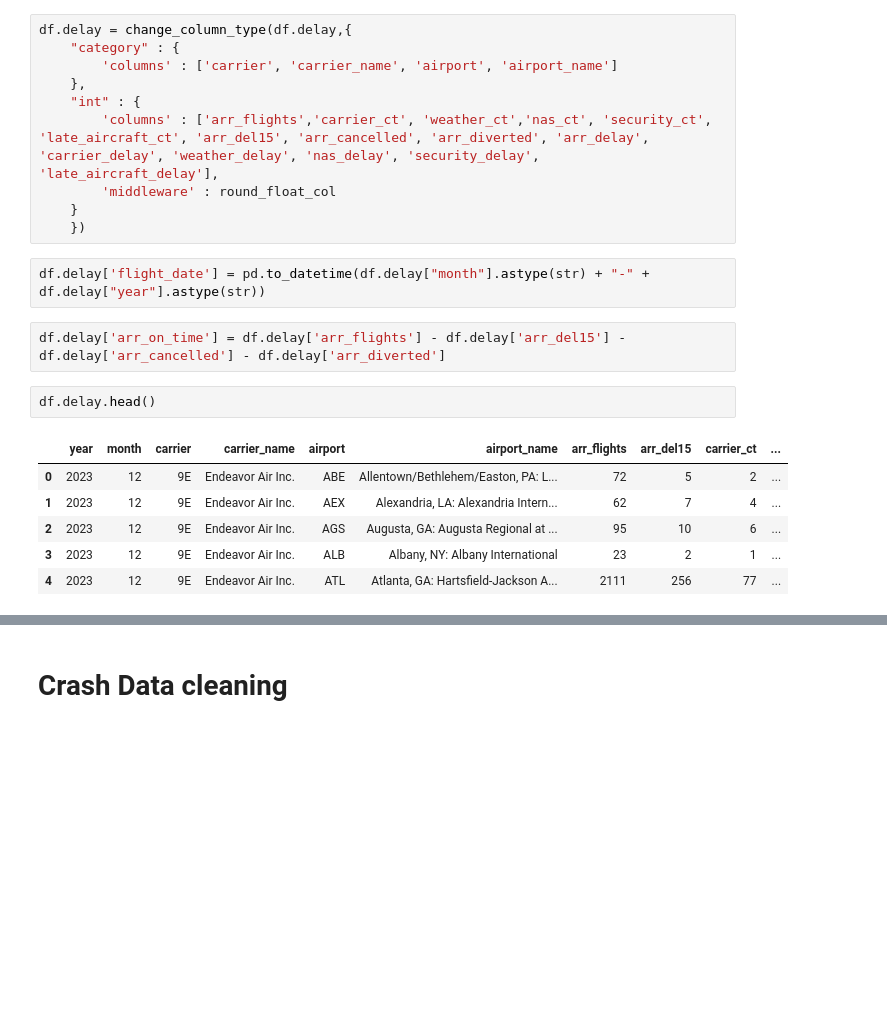
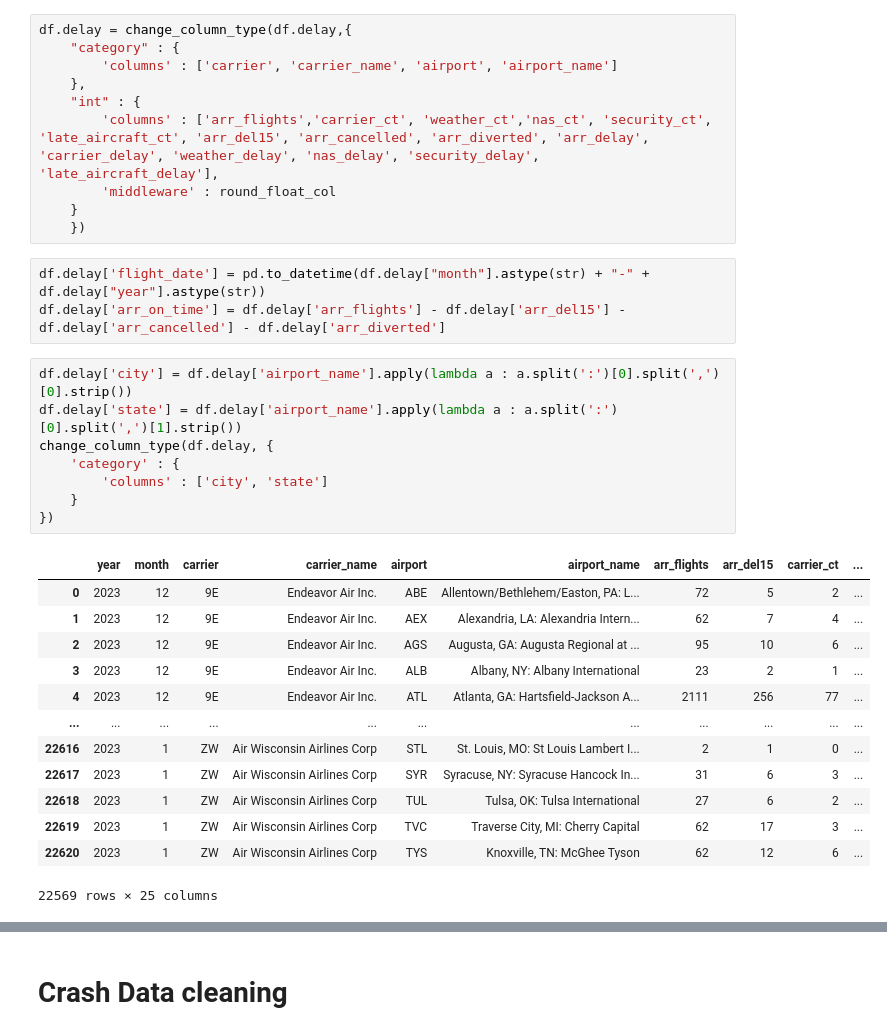
Before and after one commit to devparikh0506/DATA-601, a Jupyter notebook: final-project/601_Final_Project.ipynb, the cells around one changed output, grey strips where cells are left out. Cells and saved outputs as stored; diff of their text form; blank space fills up the shorter version.

```diff
--- a/final-project/601_Final_Project.ipynb
+++ b/final-project/601_Final_Project.ipynb
@@ -145,14 +154,26 @@ df.delay = change_column_type(df.delay,{
     })
 # %%
 df.delay['flight_date'] = pd.to_datetime(df.delay["month"].astype(str) + "-" + df.delay["year"].astype(str))
+df.delay['arr_on_time'] = df.delay['arr_flights'] - df.delay['arr_del15'] - df.delay['arr_cancelled'] - df.delay['arr_diverted']
-# %%
-df.delay['arr_on_time'] = df.delay['arr_flights'] - df.delay['arr_del15'] - df.delay['arr_cancelled'] - df.delay['arr_diverted']
-# %%
-df.delay.head()
-# %% [output]
-|  | year | month | carrier | carrier_name | airport | airport_name | arr_flights | arr_del15 | carrier_ct | ... |
-| 0 | 2023 | 12 | 9E | Endeavor Air Inc. | ABE | Allentown/Bethlehem/Easton, PA: L... | 72 | 5 | 2 | ... |
-| 1 | 2023 | 12 | 9E | Endeavor Air Inc. | AEX | Alexandria, LA: Alexandria Intern... | 62 | 7 | 4 | ... |
-| 2 | 2023 | 12 | 9E | Endeavor Air Inc. | AGS | Augusta, GA: Augusta Regional at ... | 95 | 10 | 6 | ... |
-| 3 | 2023 | 12 | 9E | Endeavor Air Inc. | ALB | Albany, NY: Albany International | 23 | 2 | 1 | ... |
-| 4 | 2023 | 12 | 9E | Endeavor Air Inc. | ATL | Atlanta, GA: Hartsfield-Jackson A... | 2111 | 256 | 77 | ... |
+# %%
+df.delay['city'] = df.delay['airport_name'].apply(lambda a : a.split(':')[0].split(',')[0].strip())
+df.delay['state'] = df.delay['airport_name'].apply(lambda a : a.split(':')[0].split(',')[1].strip())
+change_column_type(df.delay, {
+    'category' : {
+        'columns' : ['city', 'state']
+    }
+})
+# %% [output]
+|  | year | month | carrier | carrier_name | airport | airport_name | arr_flights | arr_del15 | carrier_ct | ... |
+| 0 | 2023 | 12 | 9E | Endeavor Air Inc. | ABE | Allentown/Bethlehem/Easton, PA: L... | 72 | 5 | 2 | ... |
+| 1 | 2023 | 12 | 9E | Endeavor Air Inc. | AEX | Alexandria, LA: Alexandria Intern... | 62 | 7 | 4 | ... |
+| 2 | 2023 | 12 | 9E | Endeavor Air Inc. | AGS | Augusta, GA: Augusta Regional at ... | 95 | 10 | 6 | ... |
+| 3 | 2023 | 12 | 9E | Endeavor Air Inc. | ALB | Albany, NY: Albany International | 23 | 2 | 1 | ... |
+| 4 | 2023 | 12 | 9E | Endeavor Air Inc. | ATL | Atlanta, GA: Hartsfield-Jackson A... | 2111 | 256 | 77 | ... |
+| ... | ... | ... | ... | ... | ... | ... | ... | ... | ... | ... |
+| 22616 | 2023 | 1 | ZW | Air Wisconsin Airlines Corp | STL | St. Louis, MO: St Louis Lambert I... | 2 | 1 | 0 | ... |
+| 22617 | 2023 | 1 | ZW | Air Wisconsin Airlines Corp | SYR | Syracuse, NY: Syracuse Hancock In... | 31 | 6 | 3 | ... |
+| 22618 | 2023 | 1 | ZW | Air Wisconsin Airlines Corp | TUL | Tulsa, OK: Tulsa International | 27 | 6 | 2 | ... |
+| 22619 | 2023 | 1 | ZW | Air Wisconsin Airlines Corp | TVC | Traverse City, MI: Cherry Capital | 62 | 17 | 3 | ... |
+| 22620 | 2023 | 1 | ZW | Air Wisconsin Airlines Corp | TYS | Knoxville, TN: McGhee Tyson | 62 | 12 | 6 | ... |
+22569 rows × 25 columns
```
Also changed, not shown: parts of 16 cells of this notebook.
